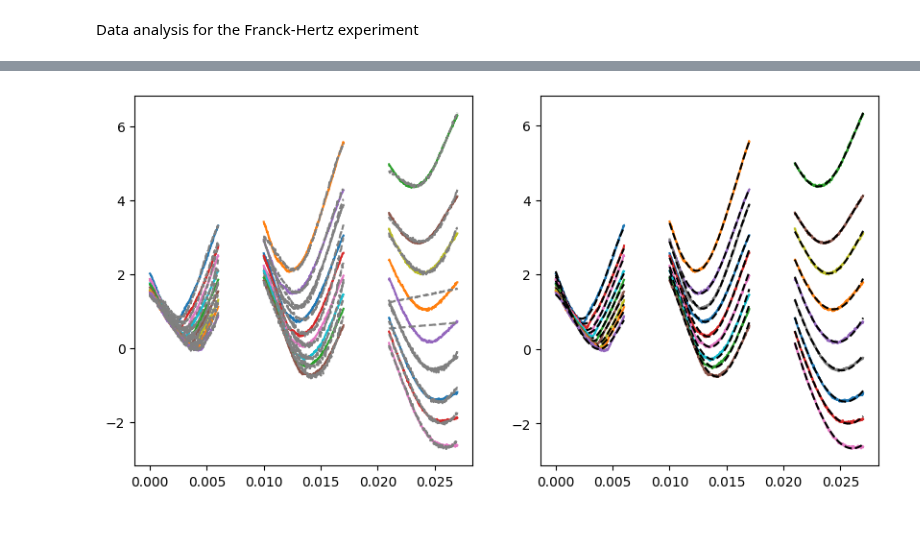
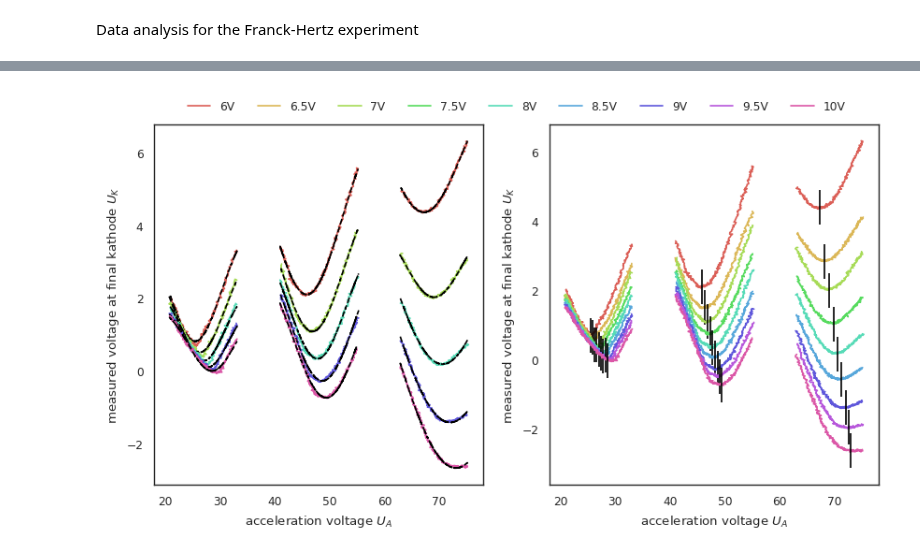
Before and after one commit to KemalOenen/advanced_labcourse, a Jupyter notebook: E065/data_analysis.ipynb, the cells around one changed output, grey strips where cells are left out. Drawn from its saved outputs; the diff is of its cells as text; code cells hidden in the pictures; blank space fills up the shorter version.

Commit message:
calculated E and lambda values and plots

```diff
--- a/E065/data_analysis.ipynb
+++ b/E065/data_analysis.ipynb
@@ -5,12 +5,18 @@ import numpy as np
 import pandas as pd
 import scipy as sp
 import seaborn as sns
+from uncertainties import *
 import matplotlib.pyplot as plt
 
+
 avgs = pd.DataFrame()
-vals = [6, 65, 7, 75, 8, 85, 9, 95, 10]
+volts = [6, 65, 7, 75, 8, 85, 9, 95, 10]
 plt.figure(figsize = (10,5))
-for m in vals:
+E_lam_res = list()
+sns.set_style("white")
+sns.set_context("paper")
+
+for m_i, m in enumerate(volts):
 
     # read all 5 iterations of the same measurement
     datas_1 = pd.DataFrame(); datas_2 = pd.DataFrame()
@@ -27,9 +33,9 @@ for m in vals:
     res_m.columns = ["mean_1", "sd_1", "mean_2", "sd_2"]
     # create label with decimal point
     if "5" in str(m):
-        m_lab = str(str(m)[0] + "." + str(m)[1])
+        m_lab = str(str(m)[0] + "." + str(m)[1] + "V")
     else:
-        m_lab = str(m)
+        m_lab = str(str(m) + "V")
     res_m.insert(0, "finvolt", m_lab)
     res_m.insert(0, "time", data["x-axis"])
 
@@ -41,28 +47,62 @@ for m in vals:
 
     # fit minima of channel 1 for three intervalls
     intervals = {"1": [0, 0.006], "2": [0.01, 0.017], "3": [0.021, 0.027]} # chosen visually from plot
-    for i in intervals.keys():
+    minima = np.zeros(3)
+    for ind, i in enumerate(intervals.keys()):
         # only take data in interval as input
         input = res_m[(res_m["time"] >= intervals[i][0]) & (res_m["time"] <= intervals[i][1])]
+        input = input.reset_index(drop = True) # reset row indices
 
-        # defined fit function
-        def fit_fun(p, a, b, mu, sd): # gaussian minimum offset by grid voltage
-            return(a*p[1]**(3/2) -b*np.exp(-(p[0]-mu)**2 / (2*sd**2)))
-        ps = [0, 1, np.mean([intervals[i]]), np.mean([intervals[i]])/2]
+        # fit minima of interval
+
+        # gaussian minimum offset by grid voltage (not working as well)
+        #def fit_fun(p, a, b, mu, sd): return(a*p**(3/2) -b*np.exp(-(p-mu)**2 / (2*sd**2)))
+        #ubnd = abs(np.min(input["mean_1"]) / np.min(input["mean_2"]))
+        #ps = [ubnd, 2, np.mean([input["mean_2"]]), np.mean([input["mean_2"]])/2]
+        #bnds = ([0.7*ubnd,1,0,0], [1.3*ubnd,1000,1000,1000])
+
+        # gaussian minimum with general offset
+        def fit_fun(p, a, b, mu, sd): return(a -b*np.exp(-(p-mu)**2 / (2*sd**2)))
+        ps = [0, 1, np.mean([input["mean_2"]]), np.mean([input["mean_2"]])/2]
         bnds = (0, 100)
-        popt, covmat = sp.optimize.curve_fit(fit_fun, [input["time"], input["mean_2"]], input["mean_1"], p0 = ps, bounds = bnds)
-        plt.subplot(121)
-        plt.plot(input["time"], input["mean_1"])
-        plt.plot(input["time"], fit_fun([input["time"], input["mean_2"]], popt[0], popt[1], popt[2], popt[3]), c ="grey", ls = "--")
-        #print("fun", popt[0], popt[1], popt[2], popt[3])
 
+        popt, covmat = sp.optimize.curve_fit(fit_fun, input["mean_2"], input["mean_1"], p0 = ps, bounds = bnds)
+        y_est = fit_fun(input["mean_2"], popt[0], popt[1], popt[2], popt[3])
 
-        def fit_gauss(p, a, b, mu, sd): # gaussian minimum offset by grid voltage
-            return(a -b*np.exp(-(p[0]-mu)**2 / (2*sd**2)))
-        popt, covmat = sp.optimize.curve_fit(fit_gauss, [input["time"], input["mean_2"]], input["mean_1"], p0 = ps, bounds = bnds)
+        if ind == 0 :
+            dlab = m_lab
+        else:
+            dlab = None
+        if (m_i % 2) == 0:
+            # example plot for fit
+            plt.subplot(121)
+            plt.plot(input["mean_2"], input["mean_1"], color = sns.color_palette("hls", 9)[m_i], label = dlab)
+            plt.plot(input["mean_2"], y_est, c ="black", ls = "--")
+
+        # plot of fit estimates
         plt.subplot(122)
-        plt.plot(input["time"], input["mean_1"])
-        plt.plot(input["time"], fit_gauss([input["time"], input["mean_2"]], popt[0], popt[1], popt[2], popt[3]), c ="black", ls = "--")
-        #print("gauss", popt[0], popt[1], popt[2], popt[3])
+        plt.plot(input["mean_2"], input["mean_1"], color = sns.color_palette("hls", 9)[m_i], label = dlab)
+
+        # find estimated minimum and add to array
+        loc = np.where(y_est == np.min(y_est))[0]
+        min_pos = input.iloc[loc[0]]["mean_2"]
+        minima[ind] = min_pos
+        plt.vlines(min_pos, input.iloc[loc[0]]["mean_1"]+0.5, input.iloc[loc[0]]["mean_1"]-0.5, color = "black")
+
     # compute distances between minima
+    min_d = np.diff(minima)
+    d_min_d = np.diff(min_d)[0]
+    L = 5 # mm from manual
+    def fit_dist(n, E, lam): return(E*(1 + (lam/L)*(2*n-1))) # E in e, lam in mm
+    popt, covmat = sp.optimize.curve_fit(fit_dist, [2, 3], min_d)
+    E_lam_res.append(popt)
+# for minima plot
+plt.subplot(121)
+plt.xlabel("acceleration voltage $U_A$")
+plt.ylabel("measured voltage at final kathode $U_K$")
+plt.subplot(122)
+plt.xlabel("acceleration voltage $U_A$")
+plt.ylabel("measured voltage at final kathode $U_K$")
+plt.legend(loc = 'center', bbox_to_anchor = (-0.1, 1.05), ncol = len(volts), frameon = False)
+E_lam_res
 # %% [output]
@@ -69,2 +118,2 @@ for m in vals:
-[figure, old version]
+[figure, new version]
 # %%
```
Also changed, not shown: parts of 2 cells of this notebook.
